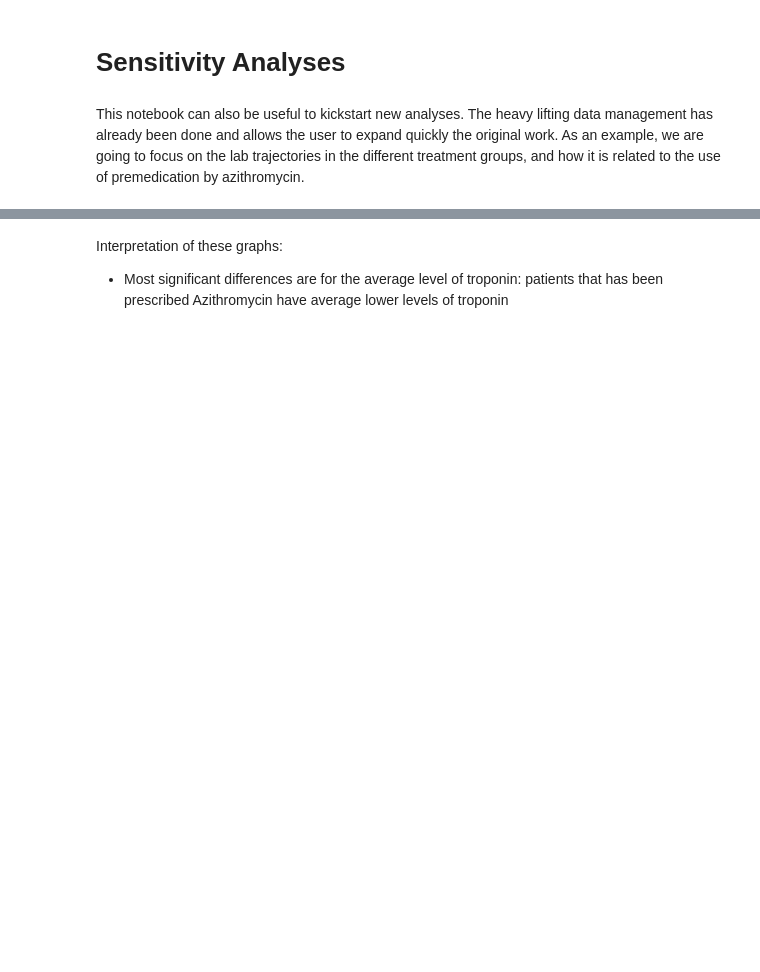
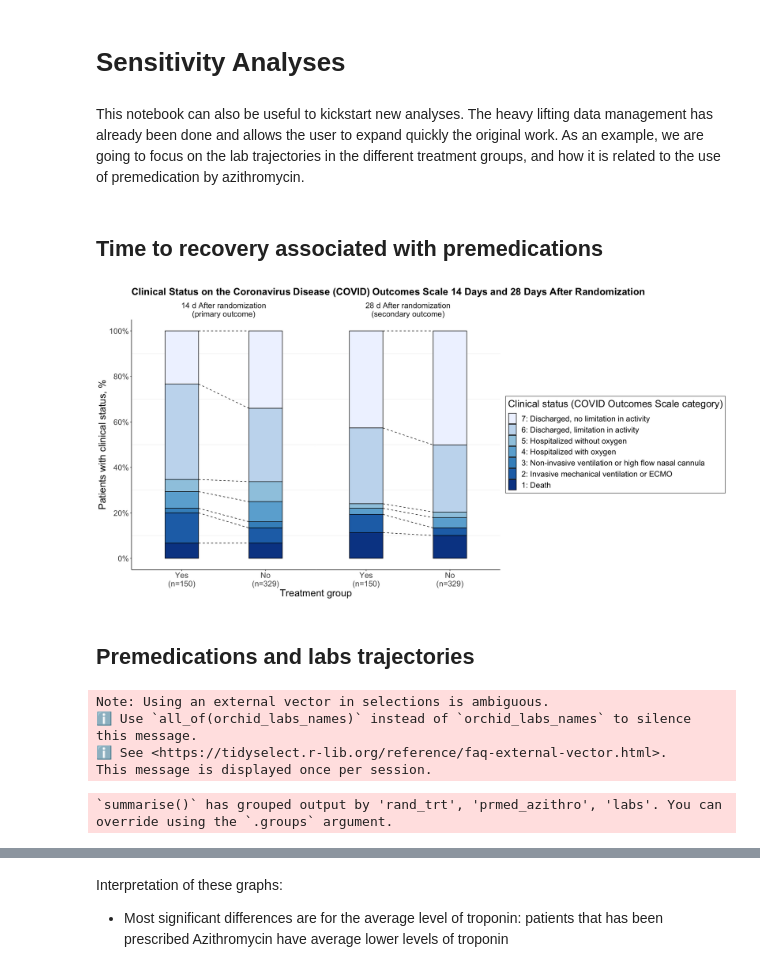
Before and after one commit to hms-dbmi/Access-to-Data-using-PIC-SURE-API, a Jupyter notebook: NHLBI_BioData_Catalyst/R/ORCHID_COVID19.ipynb, the cells around one changed output, grey strips where cells are left out. Saved outputs shown, nothing was run; the diff lists cells and outputs as text; code cells hidden in the pictures; blank space fills up the shorter version.

Commit message:
adding outcome plot with azithromycin as ttt group

```diff
--- a/NHLBI_BioData_Catalyst/R/ORCHID_COVID19.ipynb
+++ b/NHLBI_BioData_Catalyst/R/ORCHID_COVID19.ipynb
@@ -1035,6 +1158,8 @@ ggsurvplot(
 # Sensitivity Analyses
 # %% [markdown]
 This notebook can also be useful to kickstart new analyses. The heavy lifting data management has already been done and allows the user to expand quickly the original work. As an example, we are going to focus on the lab trajectories in the different treatment groups, and how it is related to the use of premedication by azithromycin.
+# %% [markdown]
+## Time to recovery associated with premedications
 # %%
 premedications <- c(
         "prmed_chlor",
@@ -1048,7 +1173,60 @@ premedications <- c(
         "prmed_azithro"
     )
 # %%
-premed_var <- premedications[9]
+azithro <- premedications[9]
+# %%
+coos_df <- orchid_data %>%
+  dplyr::select(subject_id, all_of(azithro), starts_with("d_covid")) %>%
+  pivot_longer(cols = starts_with("d_covid"),
+               names_to = "date",
+               values_to = "COOS") %>%
+  mutate(COOS =  fct_rev(COOS)) %>%
+  mutate(COOS = recode(COOS, !!!covid_ooscale_renaming))
+
+
+plot_count_COOS <- coos_df %>%
+  filter(date %in% c("d_covid15", "d_covid29")) %>%
+  mutate(prmed_azithro = as.factor(prmed_azithro)) %>%
+  mutate(prmed_azithro = fct_recode(relevel(prmed_azithro, 'Yes'),
+                               "Yes\n(n=150)" = "Yes",
+                               "No\n(n=329)" = "No"),
+         date = fct_recode(date,
+                           "14 d After randomization\n(primary outcome)" = "d_covid15",
+                           "28 d After randomization\n(secondary outcome)" = "d_covid29")) %>%
+  ggplot() +
+  geom_bar(aes(x = prmed_azithro, fill = COOS),
+           width = 0.4, position="fill", colour = "black") +
+  scale_y_continuous(labels = scales::percent,
+                     n.breaks = 6,
+                     limits = c(0, 1)) +
+  facet_grid( ~ date) +
+  scale_fill_brewer(palette = "Blues") +
+  orchid_gg_theme(plot.title = element_markdown()) +
+  labs(title="Clinical Status on the Coronavirus Disease (COVID) Outcomes Scale 14 Days and 28 Days After Randomization",
+       fill = "Clinical status (COVID Outcomes Scale category)"
+       ) +
+  xlab("Treatment group") +
+  ylab("Patients with clinical status, %")
+
+plot_data <- ggplot_build(plot_count_COOS)$data
+line_data <- plot_data[[1]] %>%
+    mutate(x_line = if_else(x == 1, xmax, xmin),
+           date = as.factor(if_else(PANEL == 1,
+                           "14 d After randomization\n(primary outcome)",
+                           "28 d After randomization\n(secondary outcome)"
+                            ))
+          )
+
+plot_count_COOS <- plot_count_COOS +
+    geom_line(data = line_data,
+              aes(x = x_line, y = ymax, group = fill),
+              linetype = "dashed"
+              )
+print(plot_count_COOS)
+# %% [output]
+[figure, added]
+# %% [markdown]
+## Premedications and labs trajectories
 # %%
 labs_names <- list(
     labs_wbch = "Highest white blood cell count (/mm3)",
@@ -1080,12 +1258,26 @@ for (labs in names(labs_names)) {
 }
 orchid_labs_names <- do.call(c, list_names) %>% unname()
 # %%
-labs_long <- orchid_data[c("Patient ID", "rand_trt", premed_var, orchid_labs_names)] %>%
+labs_long <- orchid_data[c("Patient ID", "rand_trt", azithro, orchid_labs_names)] %>%
     pivot_longer(cols = orchid_labs_names,
                  names_sep = "_(?=[0-9]$)",
                  names_to = c("labs", "day"),
                  values_to = "values") %>%
     mutate(day = as.numeric(as.character(day)))
+# %% [output]
+Note: Using an external vector in selections is ambiguous.
+ℹ Use `all_of(orchid_labs_names)` instead of `orchid_labs_names` to silence this message.
+ℹ See <https://tidyselect.r-lib.org/reference/faq-external-vector.html>.
+This message is displayed once per session.
+# %%
+summarized_labs <- labs_long %>%
+    group_by(rand_trt, prmed_azithro, labs, day) %>%
+    summarise(mean = mean(values, na.rm = TRUE),
+              count = n(),
+              sd = sd(values, na.rm = TRUE)) %>%
+   ungroup()
+# %% [output]
+`summarise()` has grouped output by 'rand_trt', 'prmed_azithro', 'labs'. You can override using the `.groups` argument.
 # %%
 summarized_labs <- labs_long %>%
     group_by(rand_trt, prmed_azithro, labs, day) %>%
```
Also changed, not shown: parts of 17 cells of this notebook.
